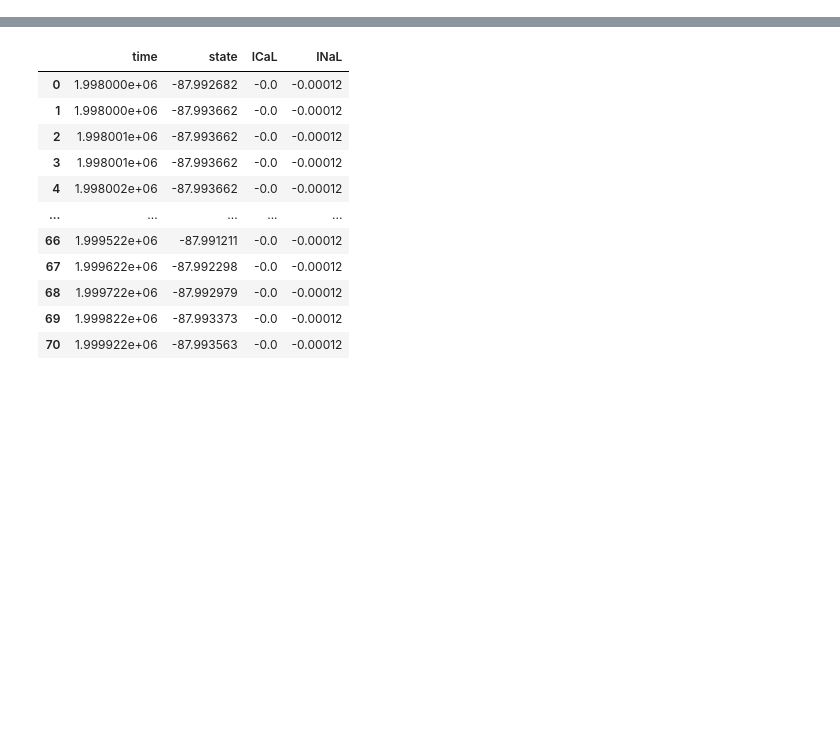
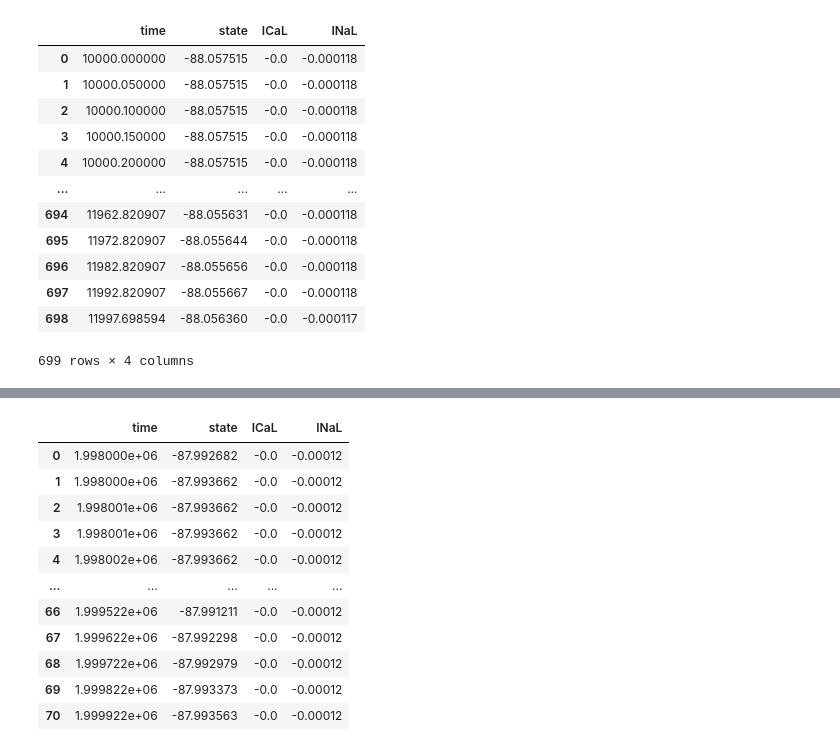
Before and after one commit to IritaSee/gpu_code_ground_up, a Jupyter notebook: result/parse.ipynb, the cells around one changed output, grey strips where cells are left out. Drawn from its saved outputs; the diff is of its cells as text; code cells hidden in the pictures; blank space fills up the shorter version.

```diff
--- a/result/parse.ipynb
+++ b/result/parse.ipynb
@@ -20,2 +20,20 @@ alldata
+# %%
+#remove zeroes
+alldata = alldata[(alldata.T != 0).any()]
+alldata
+# %% [output]
+|  | time | state | ICaL | INaL |
+| 0 | 10000.000000 | -88.057515 | -0.0 | -0.000118 |
+| 1 | 10000.050000 | -88.057515 | -0.0 | -0.000118 |
+| 2 | 10000.100000 | -88.057515 | -0.0 | -0.000118 |
+| 3 | 10000.150000 | -88.057515 | -0.0 | -0.000118 |
+| 4 | 10000.200000 | -88.057515 | -0.0 | -0.000118 |
+| ... | ... | ... | ... | ... |
+| 694 | 11962.820907 | -88.055631 | -0.0 | -0.000118 |
+| 695 | 11972.820907 | -88.055644 | -0.0 | -0.000118 |
+| 696 | 11982.820907 | -88.055656 | -0.0 | -0.000118 |
+| 697 | 11992.820907 | -88.055667 | -0.0 | -0.000118 |
+| 698 | 11997.698594 | -88.056360 | -0.0 | -0.000117 |
+699 rows × 4 columns
 # %%
 plt.plot(alldata['time'],alldata['state'])
```
Also changed, not shown: parts of 2 cells of this notebook, 2 other files.
